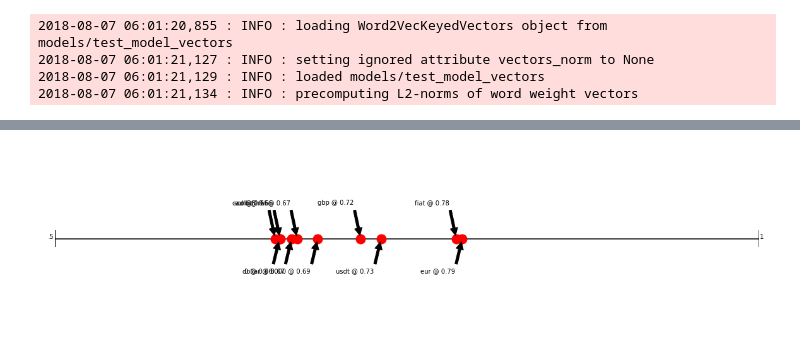
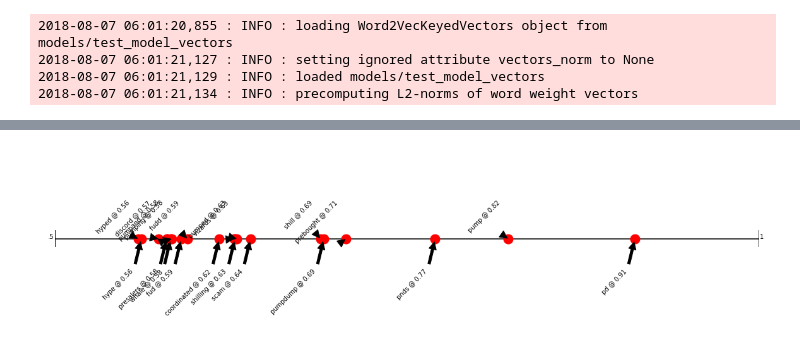
Before and after one commit to averyjordan1/4chan_modeling, a Jupyter notebook: 4chan_modeling.ipynb, the cells around one changed output, grey strips where cells are left out. Drawn from its saved outputs; the diff is of its cells as text; code cells hidden in the pictures.

```diff
--- a/4chan_modeling.ipynb
+++ b/4chan_modeling.ipynb
@@ -78,7 +29,3 @@ def plot_similarity_vector(vector, main_word):
-# %%
-def plot_vector(word, model):
-    vec = get_single_vector(word, model)
-    plot_similarity_vector(vec, word)
 # %%
-plot_vector('usd', 'models/test_model_vectors')
+plot_vector('pnd', 'models/test_model_vectors')
 # %% [output]
@@ -89 +36 @@ plot_vector('usd', 'models/test_model_vectors')
-[figure, old version]
+[figure, new version]
```
Also changed, not shown: parts of 37 cells of this notebook, 6 other files.
